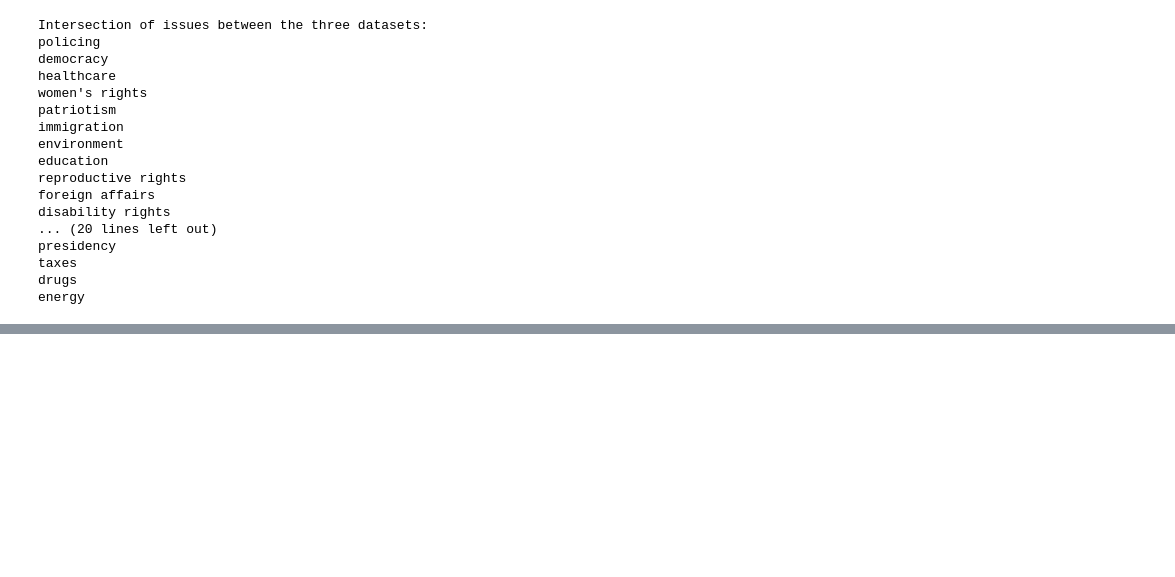
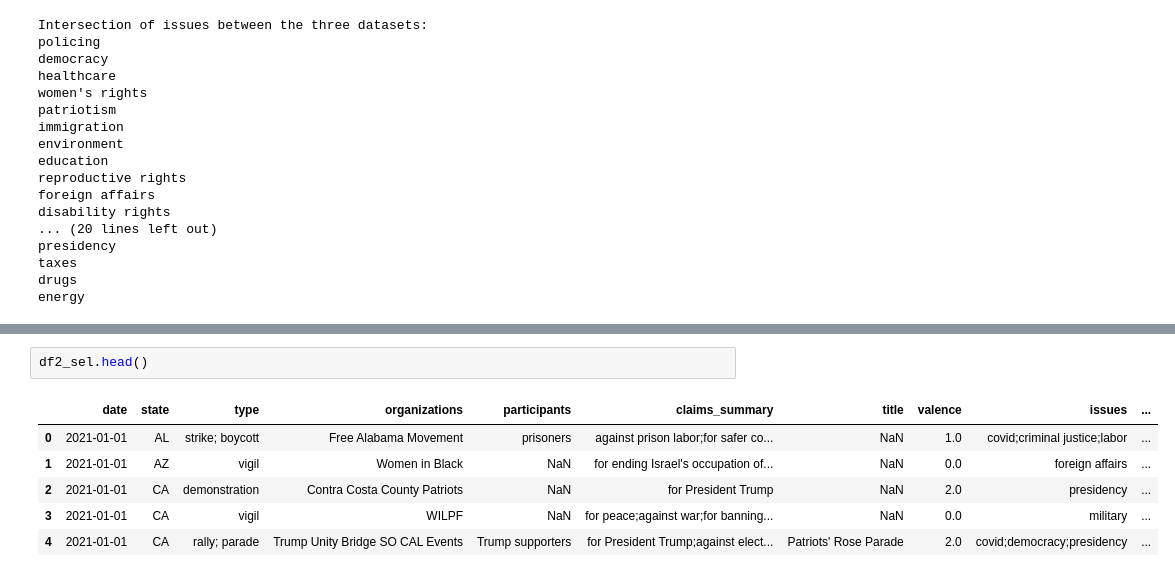
Before and after one commit to pablo-fdz/F-N_hw1, a Jupyter notebook: eda_and_merging_data.ipynb, the cells around one changed output, grey strips where cells are left out. Saved outputs shown, nothing was run; the diff lists cells and outputs as text; blank space fills up the shorter version.

```diff
--- a/eda_and_merging_data.ipynb
+++ b/eda_and_merging_data.ipynb
@@ -289,0 +416,9 @@ Topics:
+# %%
+df2_sel.head()
+# %% [output]
+|  | date | state | type | organizations | participants | claims_summary | title | valence | issues | ... |
+| 0 | 2021-01-01 | AL | strike; boycott | Free Alabama Movement | prisoners | against prison labor;for safer co... | NaN | 1.0 | covid;criminal justice;labor | ... |
+| 1 | 2021-01-01 | AZ | vigil | Women in Black | NaN | for ending Israel's occupation of... | NaN | 0.0 | foreign affairs | ... |
+| 2 | 2021-01-01 | CA | demonstration | Contra Costa County Patriots | NaN | for President Trump | NaN | 2.0 | presidency | ... |
+| 3 | 2021-01-01 | CA | vigil | WILPF | NaN | for peace;against war;for banning... | NaN | 0.0 | military | ... |
+| 4 | 2021-01-01 | CA | rally; parade | Trump Unity Bridge SO CAL Events | Trump supporters | for President Trump;against elect... | Patriots' Rose Parade | 2.0 | covid;democracy;presidency | ... |
```
Also changed, not shown: parts of 17 cells of this notebook, 1 other file.
